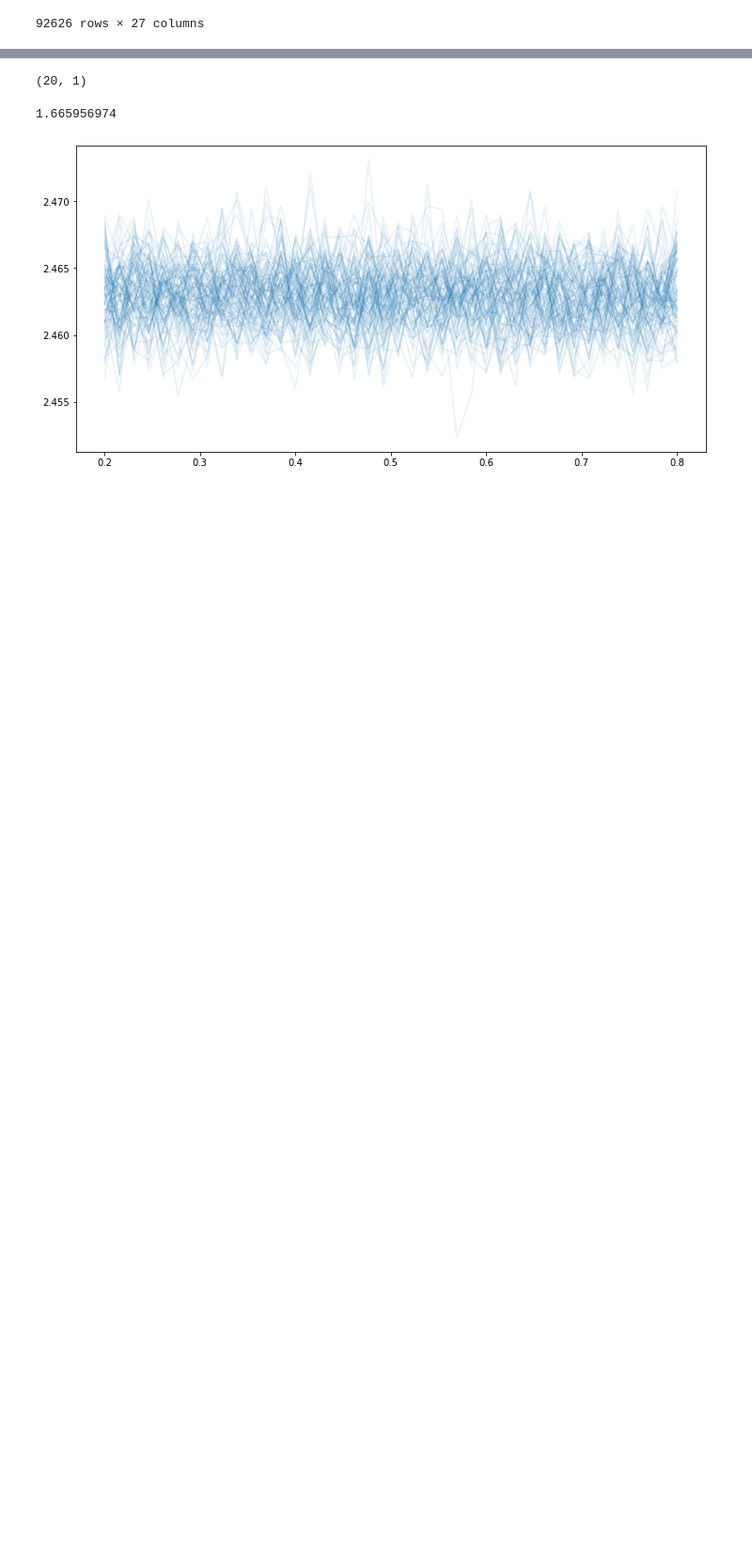
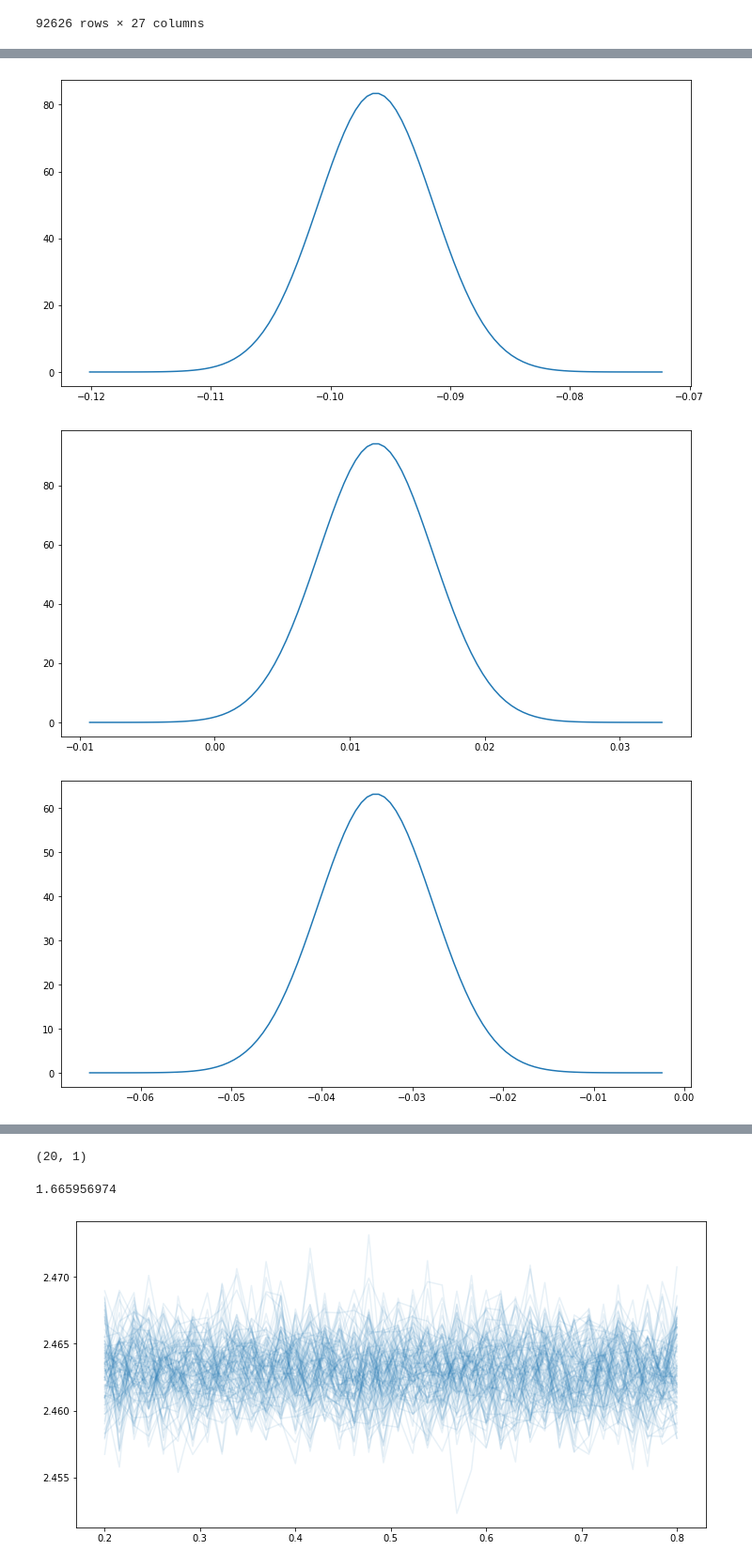
Before and after one commit to ctorney/gp-move-spatial-vi, a Jupyter notebook: serengeti_inference/inference-predictors.ipynb, the cells around one changed output, grey strips where cells are left out. Shown at 94% size. Saved outputs shown, nothing was run; the diff lists cells and outputs as text; code cells hidden in the pictures; blank space fills up the shorter version.

```diff
--- a/serengeti_inference/inference-predictors.ipynb
+++ b/serengeti_inference/inference-predictors.ipynb
@@ -556,0 +537,39 @@ plt.show()
+# %%
+from scipy.stats import norm
+
+loc = vgp.beta_amp_mean.numpy()[0]
+scale=vgp.beta_amp_std.numpy()[0]
+minx = loc - 5*scale
+maxx = loc + 5*scale
+x = np.linspace(minx,maxx,100)
+plt.plot(x,norm.pdf(x=x,loc=loc,scale=scale))
+plt.show()
+
+loc = vgp.beta_amp_mean.numpy()[1]
+scale=vgp.beta_amp_std.numpy()[1]
+minx = loc - 5*scale
+maxx = loc + 5*scale
+x = np.linspace(minx,maxx,100)
+plt.plot(x,norm.pdf(x=x,loc=loc,scale=scale))
+plt.show()
+
+
+loc = vgp.beta_len_mean.numpy()[0]
+scale=vgp.beta_len_std.numpy()[0]
+minx = loc - 5*scale
+maxx = loc + 5*scale
+x = np.linspace(minx,maxx,100)
+plt.plot(x,norm.pdf(x=x,loc=loc,scale=scale))
+plt.show()
+
+loc = vgp.beta_len_mean.numpy()[1]
+scale=vgp.beta_len_std.numpy()[1]
+minx = loc - 5*scale
+maxx = loc + 5*scale
+x = np.linspace(minx,maxx,100)
+plt.plot(x,norm.pdf(x=x,loc=loc,scale=scale))
+plt.show()
+# %% [output]
+[figure, added]
+[figure, added]
+[figure, added]
```
Also changed, not shown: parts of 27 cells of this notebook.
